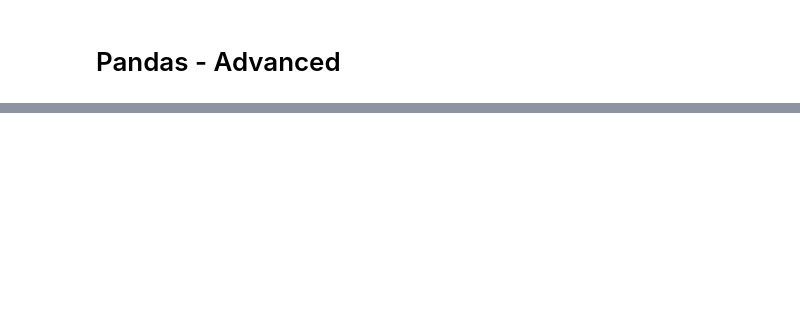
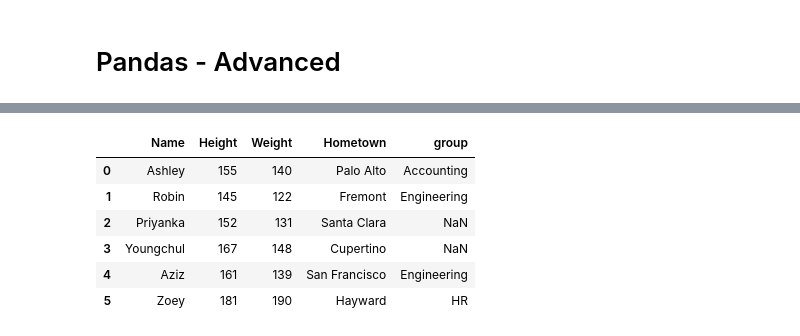
Before and after one commit to Jay4869/Data-Science, a Jupyter notebook: Python/2.1. Pandas - Advanced.ipynb, the cells around one changed output, grey strips where cells are left out. Cells and saved outputs as stored; diff of their text form; code cells hidden in the pictures; blank space fills up the shorter version.

```diff
--- a/Python/2.1. Pandas - Advanced.ipynb
+++ b/Python/2.1. Pandas - Advanced.ipynb
@@ -21,0 +227,11 @@ df.head()
+# %%
+# outer join
+pd.merge(df, df2, on='Name', how='outer')
+# %% [output]
+|  | Name | Height | Weight | Hometown | group |
+| 0 | Ashley | 155 | 140 | Palo Alto | Accounting |
+| 1 | Robin | 145 | 122 | Fremont | Engineering |
+| 2 | Priyanka | 152 | 131 | Santa Clara | NaN |
+| 3 | Youngchul | 167 | 148 | Cupertino | NaN |
+| 4 | Aziz | 161 | 139 | San Francisco | Engineering |
+| 5 | Zoey | 181 | 190 | Hayward | HR |
```
Also changed, not shown: parts of 25 cells of this notebook.
